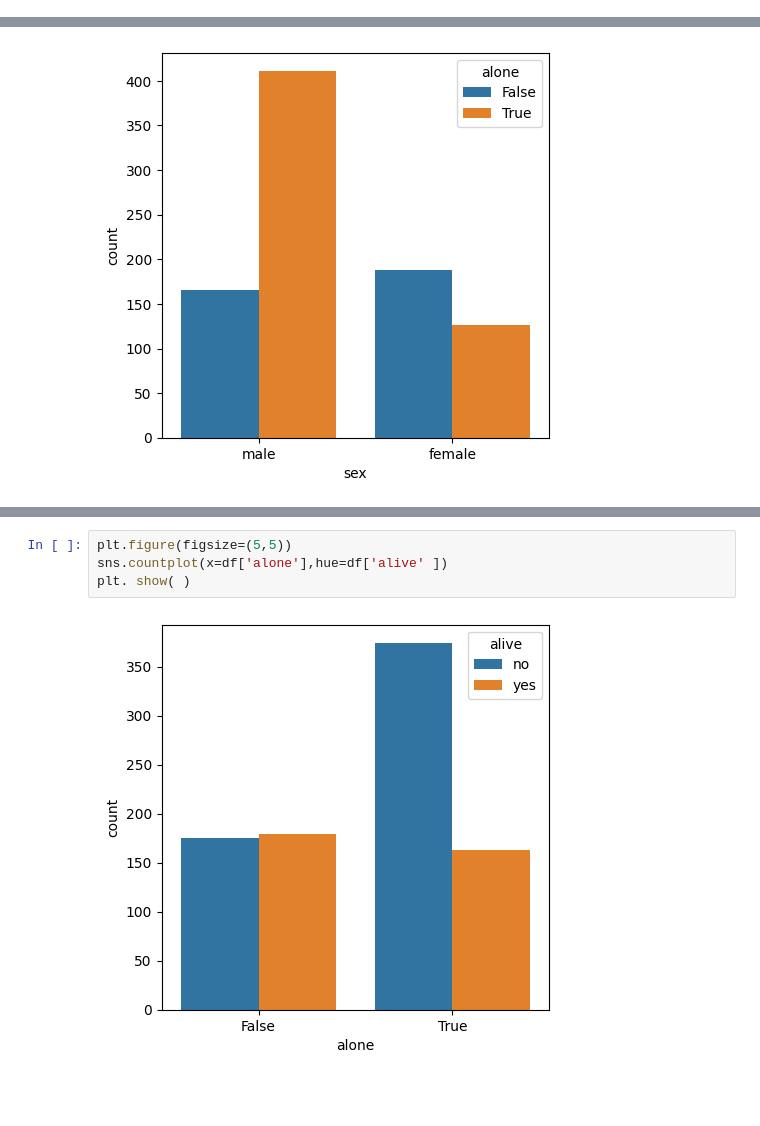
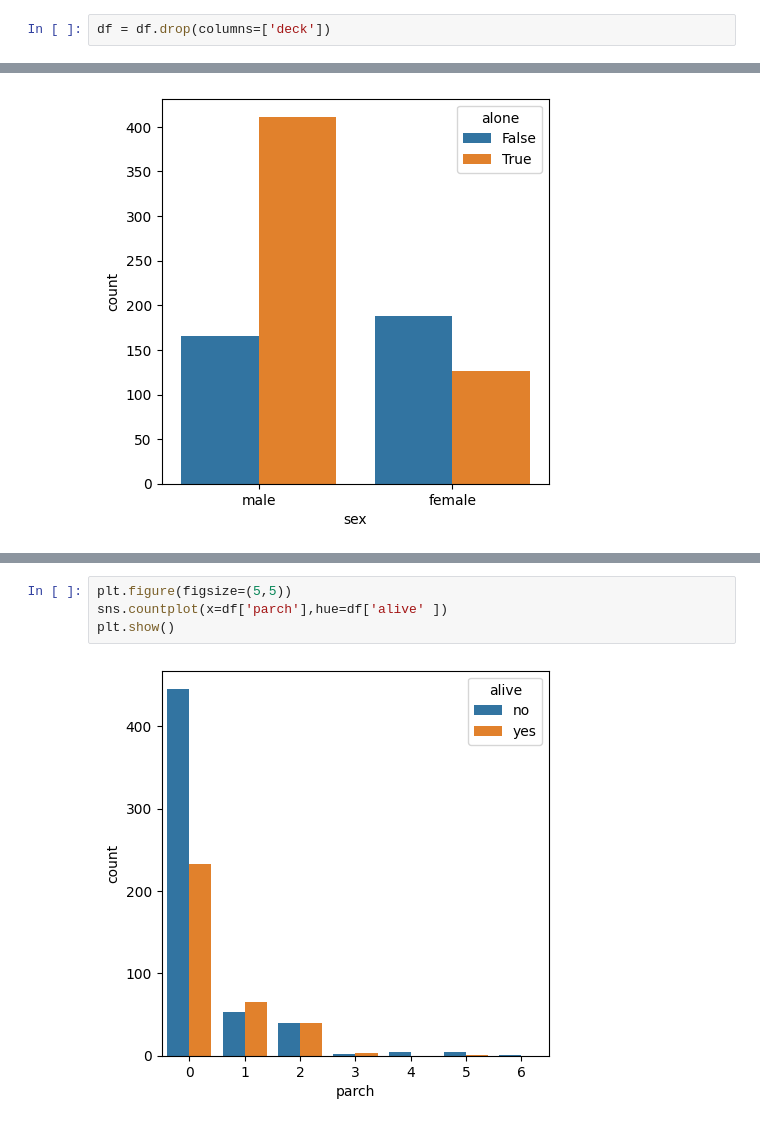
Before and after one commit to theshubhamgundu/python_practice, a Jupyter notebook: 18_12_2025.ipynb, the cells around one changed output, grey strips where cells are left out. Drawn from its saved outputs; the diff is of its cells as text; blank space fills up the shorter version.

```diff
--- a/18_12_2025.ipynb
+++ b/18_12_2025.ipynb
@@ -415,4 +339,6 @@ df.dropna().shape
 | alive | 0.000000 |
 | alone | 0.000000 |
 dtype: float64
+# %%
+df = df.drop(columns=['deck'])
 # %%
@@ -689,6 +653,6 @@ plt. show( )
 # %%
 plt.figure(figsize=(5,5))
-sns.countplot(x=df['alone'],hue=df['alive' ])
-plt. show( )
+sns.countplot(x=df['parch'],hue=df['alive' ])
+plt.show()
 # %% [output]
-[figure, old version]
+[figure, new version]
```
Also changed, not shown: parts of 99 cells of this notebook.
